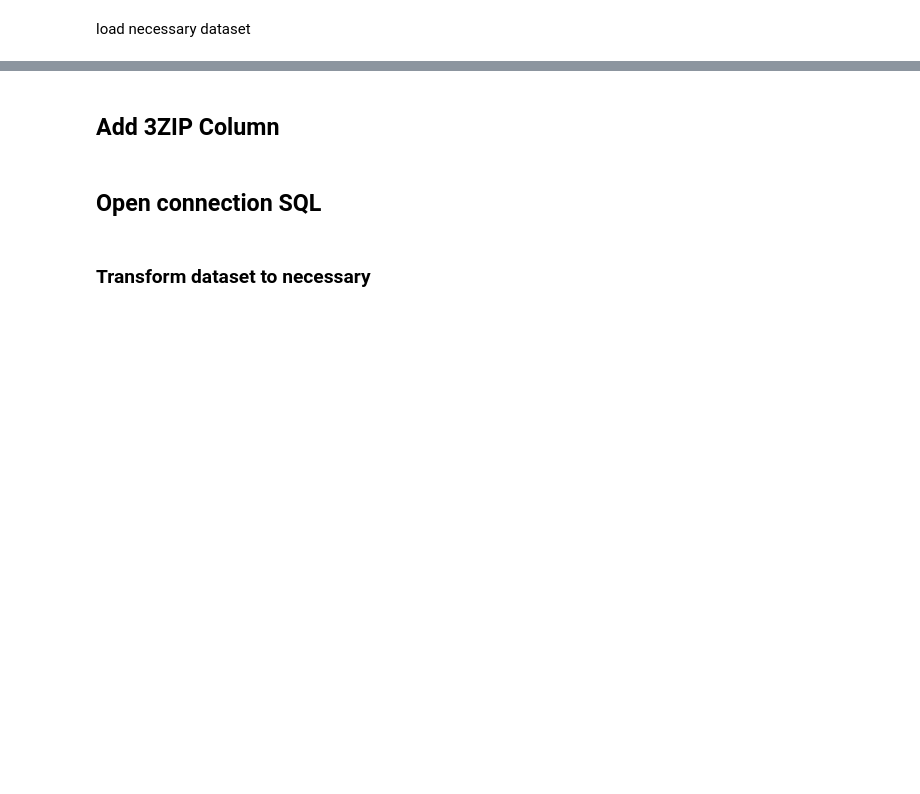
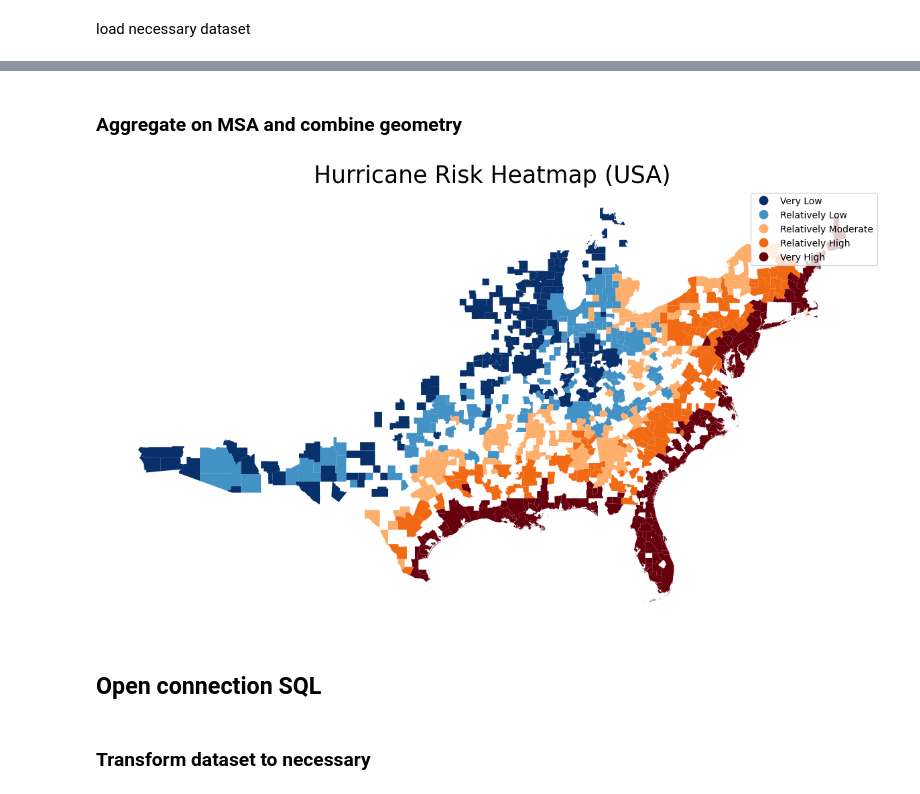
Before and after one commit to yannickpichardo/master_thesis, a Jupyter notebook: to_sql/hurricane_sql.ipynb, the cells around one changed output, grey strips where cells are left out. Drawn from its saved outputs; the diff is of its cells as text; code cells hidden in the pictures; blank space fills up the shorter version.

```diff
--- a/to_sql/hurricane_sql.ipynb
+++ b/to_sql/hurricane_sql.ipynb
@@ -76,2 +120,0 @@ listcols = list(mainland_usa_gdf.columns)
-# %% [markdown]
-## Add 3ZIP Column
@@ -89,0 +121,47 @@ mainland_usa_gdf.to_pickle('../../Data/pickle/mainland_usa_gdf_HRCN.pkl')
+# %% [markdown]
+### Aggregate on MSA and combine geometry
+# %%
+# Assuming mainland_usa_gdf_msa is your GeoDataFrame
+# Step 1: Group by 'MSA' and aggregate
+def custom_agg(series):
+    if np.issubdtype(series.dtype, np.number):
+        return series.mean()
+    else:
+        return series.iloc[0]
+cols_to_drop = ['HRCN_HLRR', 'HRCN_RISKR', 'HRCN_EALR', 'HRCN_RISK_CATEGORY_QUANTILE', 'HRCN_EALS_Norm']
+# Specifying the aggregation functions for each column
+agg_funcs = {col: custom_agg for col in mainland_usa_gdf_msa.columns if col not in ['MSA', 'geometry']}
+
+# Dropping the specified columns
+mainland_usa_gdf_msa = mainland_usa_gdf_msa.drop(columns=cols_to_drop)
+
+# Using dissolve to aggregate the geometries, while also aggregating the other data
+mainland_usa_gdf_msa_aggregated = mainland_usa_gdf_msa.dissolve(by='MSA', aggfunc=agg_funcs).reset_index()
+# Convert the geometry column to WKT format
+
+mainland_usa_gdf_msa_aggregated.to_pickle('../../Data/mainland_usa_gdf_msa_aggregated.pkl')
+# %%
+#5 bins based on quantiles to categorize the scores into 5 distinct sections
+mainland_usa_gdf_msa_aggregated.loc[:,'HRCN_EALS_Norm'] = (mainland_usa_gdf_msa_aggregated['HRCN_EALS'] - mainland_usa_gdf_msa_aggregated['HRCN_EALS'].mean())/ mainland_usa_gdf_msa_aggregated['HRCN_EALS'].std()
+mainland_usa_gdf_msa_aggregated.loc[:,'HRCN_RISK_CATEGORY_QUANTILE'] = pd.qcut(mainland_usa_gdf_msa_aggregated['HRCN_EALS_Norm'], q=5, labels=['Very Low', "Relatively Low", 'Relatively Moderate', 'Relatively High', 'Very High'])
+colors = ['#08306b', '#4292c6', '#fdae6b', '#f16913', '#67000d']
+custom_cmap = ListedColormap(colors)
+#Plot the heatmap
+fig, ax = plt.subplots(1, 1, figsize=(15, 25))
+plt.grid(False)
+mainland_usa_gdf_msa_aggregated.plot(column='HRCN_RISK_CATEGORY_QUANTILE', cmap=custom_cmap, linewidth=0.8, ax=ax, legend=True)
+ax.set_title('Hurricane Risk Heatmap (USA)', fontdict={'fontsize': '25', 'fontweight' : '3'})
+#Remove all axis values
+ax.set_xticks([])
+ax.set_yticks([])
+#Remove all axis spines
+ax.spines['top'].set_visible(False)
+ax.spines['right'].set_visible(False)
+ax.spines['bottom'].set_visible(False)
+ax.spines['left'].set_visible(False)
+# Display the map
+#Save plot heatmap
+plt.savefig('../../Plots/hurricane_risk_heatmap_msa.png')
+plt.show()
+# %% [output]
+[figure, added]
```
Also changed, not shown: parts of 15 cells of this notebook, 10 other files.
